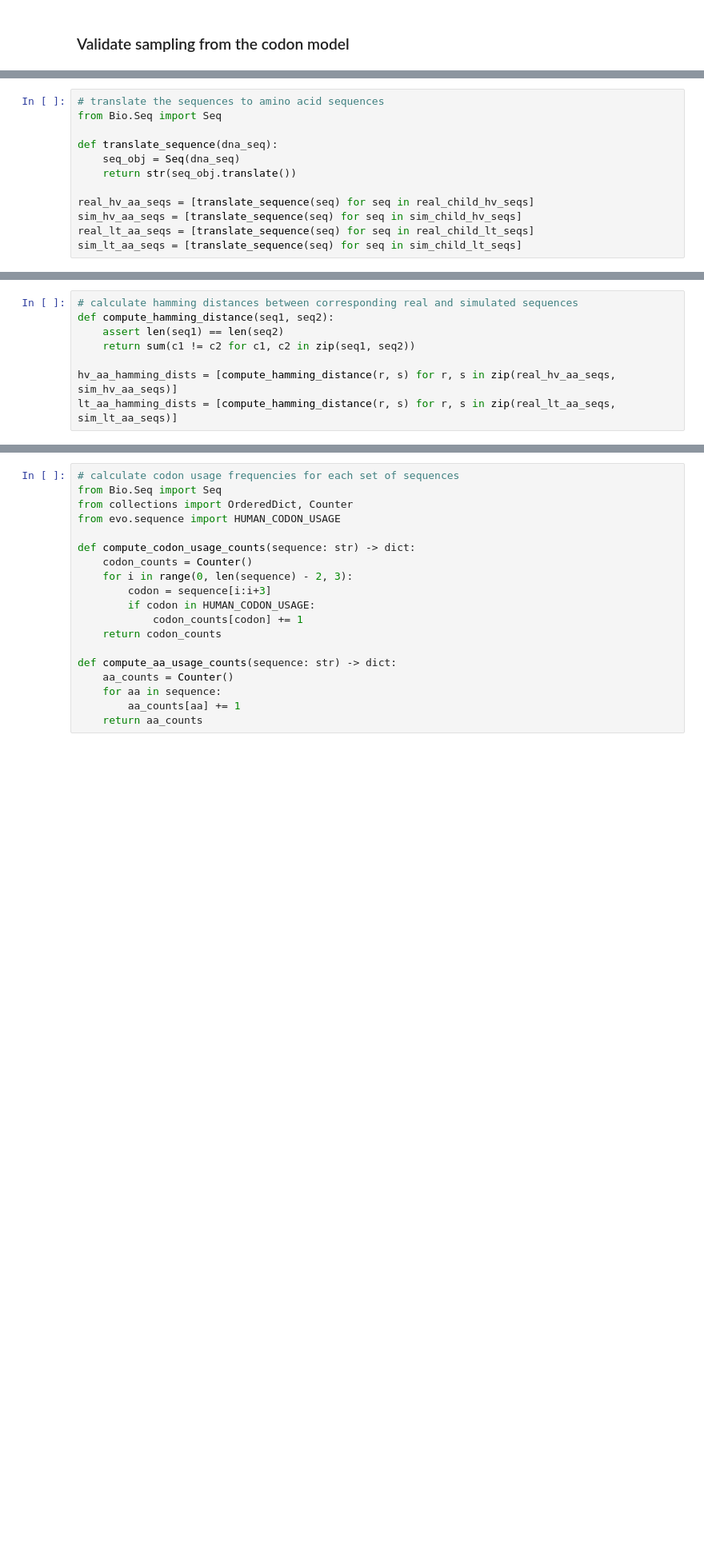
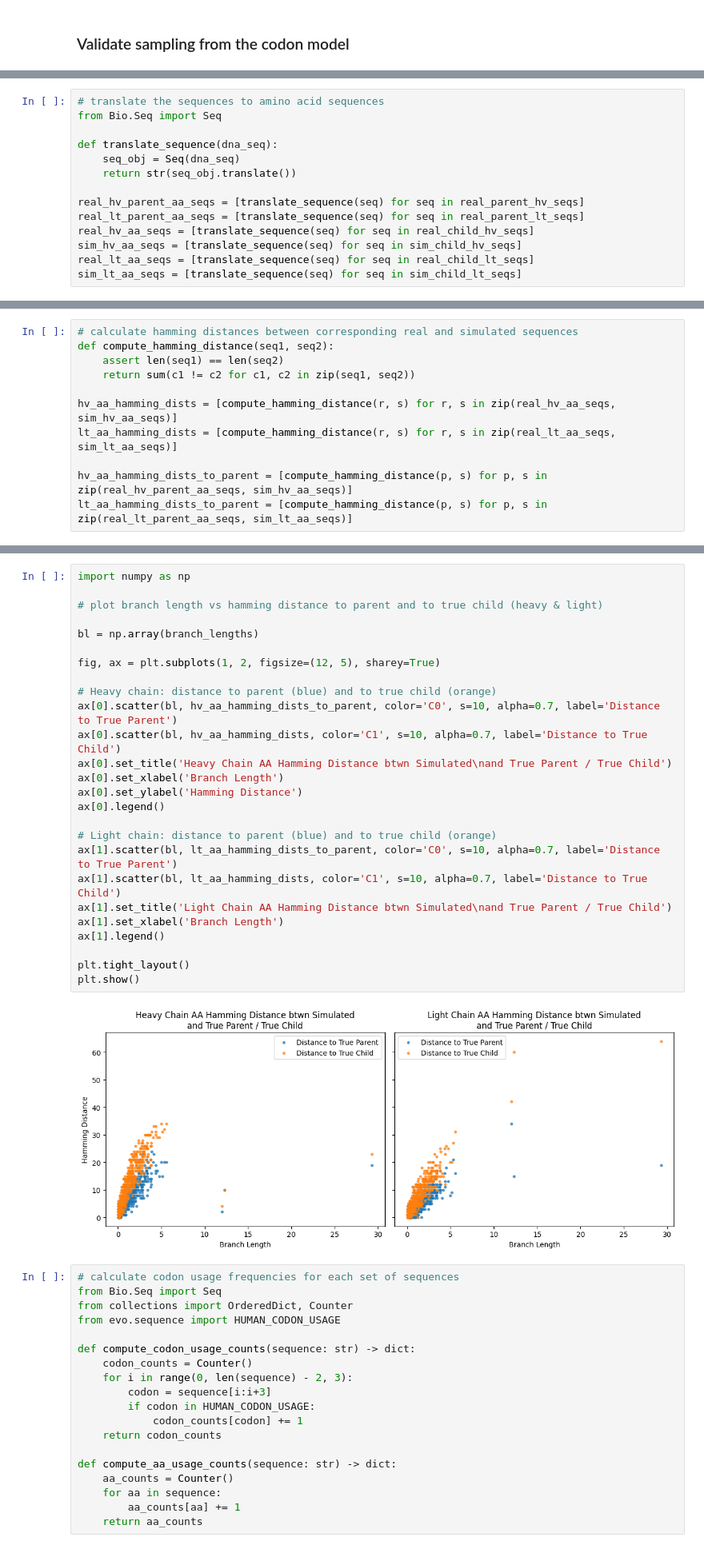
Before and after one commit to thematrixmaster/cosine, a Jupyter notebook: notebooks/eval_codon_model.ipynb, the cells around one changed output, grey strips where cells are left out. Shown at 80% size. Drawn from its saved outputs; the diff is of its cells as text; blank space fills up the shorter version.

```diff
--- a/notebooks/eval_codon_model.ipynb
+++ b/notebooks/eval_codon_model.ipynb
@@ -219,6 +278,8 @@ def translate_sequence(dna_seq):
     seq_obj = Seq(dna_seq)
     return str(seq_obj.translate())
 
+real_hv_parent_aa_seqs = [translate_sequence(seq) for seq in real_parent_hv_seqs]
+real_lt_parent_aa_seqs = [translate_sequence(seq) for seq in real_parent_lt_seqs]
 real_hv_aa_seqs = [translate_sequence(seq) for seq in real_child_hv_seqs]
 sim_hv_aa_seqs = [translate_sequence(seq) for seq in sim_child_hv_seqs]
 real_lt_aa_seqs = [translate_sequence(seq) for seq in real_child_lt_seqs]
@@ -243,6 +292,9 @@ def compute_hamming_distance(seq1, seq2):
 
 hv_aa_hamming_dists = [compute_hamming_distance(r, s) for r, s in zip(real_hv_aa_seqs, sim_hv_aa_seqs)]
 lt_aa_hamming_dists = [compute_hamming_distance(r, s) for r, s in zip(real_lt_aa_seqs, sim_lt_aa_seqs)]
+
+hv_aa_hamming_dists_to_parent = [compute_hamming_distance(p, s) for p, s in zip(real_hv_parent_aa_seqs, sim_hv_aa_seqs)]
+lt_aa_hamming_dists_to_parent = [compute_hamming_distance(p, s) for p, s in zip(real_lt_parent_aa_seqs, sim_lt_aa_seqs)]
 # %%
 # plot a histogram of the hamming distances for heavy and light chains on the amino acid level (side by side)
 fig, ax = plt.subplots(1, 2, figsize=(12, 5))
@@ -260,3 +312,31 @@ plt.show()
+# %%
+import numpy as np
+
+# plot branch length vs hamming distance to parent and to true child (heavy & light)
+
+bl = np.array(branch_lengths)
+
+fig, ax = plt.subplots(1, 2, figsize=(12, 5), sharey=True)
+
+# Heavy chain: distance to parent (blue) and to true child (orange)
+ax[0].scatter(bl, hv_aa_hamming_dists_to_parent, color='C0', s=10, alpha=0.7, label='Distance to True Parent')
+ax[0].scatter(bl, hv_aa_hamming_dists, color='C1', s=10, alpha=0.7, label='Distance to True Child')
+ax[0].set_title('Heavy Chain AA Hamming Distance btwn Simulated\nand True Parent / True Child')
+ax[0].set_xlabel('Branch Length')
+ax[0].set_ylabel('Hamming Distance')
+ax[0].legend()
+
+# Light chain: distance to parent (blue) and to true child (orange)
+ax[1].scatter(bl, lt_aa_hamming_dists_to_parent, color='C0', s=10, alpha=0.7, label='Distance to True Parent')
+ax[1].scatter(bl, lt_aa_hamming_dists, color='C1', s=10, alpha=0.7, label='Distance to True Child')
+ax[1].set_title('Light Chain AA Hamming Distance btwn Simulated\nand True Parent / True Child')
+ax[1].set_xlabel('Branch Length')
+ax[1].legend()
+
+plt.tight_layout()
+plt.show()
+# %% [output]
+[figure, added]
 # %%
 # calculate codon usage frequencies for each set of sequences
 from Bio.Seq import Seq
```
Also changed, not shown: parts of 13 cells of this notebook, 13 other files.
